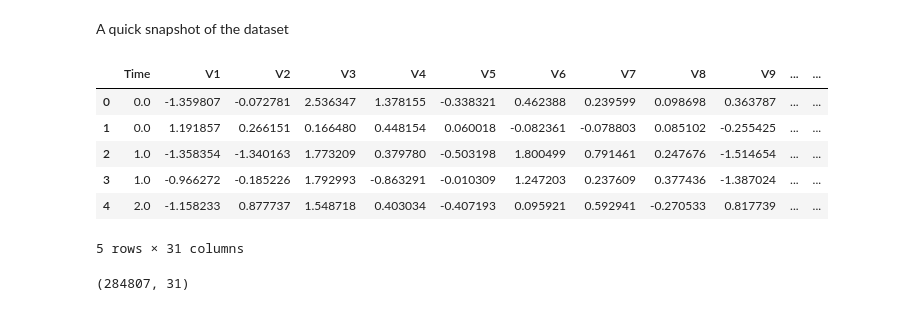
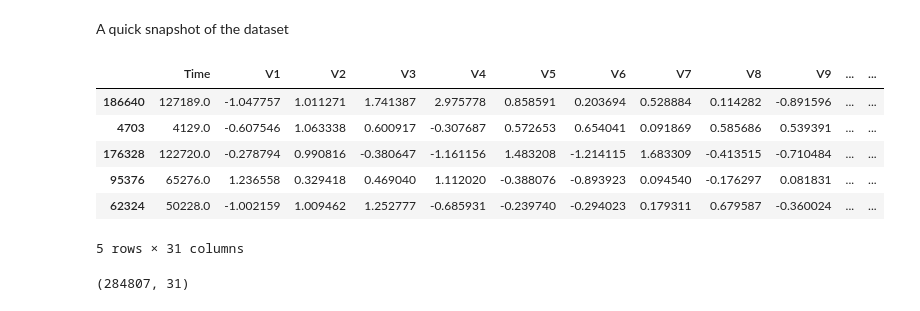
Before and after one commit to tungprime/Credit-card-fraud-detection, a Jupyter notebook: Credit_card_fraud.ipynb, the cells around one changed output. Saved outputs shown, nothing was run; the diff lists cells and outputs as text; code cells hidden in the pictures.

```diff
--- a/Credit_card_fraud.ipynb
+++ b/Credit_card_fraud.ipynb
@@ -75,16 +75,16 @@ Next, let us import the dataset.
 df =pd.read_csv('creditcard.csv')
 # %% [markdown]
 A quick snapshot of the dataset
-# %%
-df.head()
-# %% [output]
-|  | Time | V1 | V2 | V3 | V4 | V5 | V6 | V7 | V8 | V9 | ... | ... |
-| 0 | 0.0 | -1.359807 | -0.072781 | 2.536347 | 1.378155 | -0.338321 | 0.462388 | 0.239599 | 0.098698 | 0.363787 | ... | ... |
-| 1 | 0.0 | 1.191857 | 0.266151 | 0.166480 | 0.448154 | 0.060018 | -0.082361 | -0.078803 | 0.085102 | -0.255425 | ... | ... |
-| 2 | 1.0 | -1.358354 | -1.340163 | 1.773209 | 0.379780 | -0.503198 | 1.800499 | 0.791461 | 0.247676 | -1.514654 | ... | ... |
-| 3 | 1.0 | -0.966272 | -0.185226 | 1.792993 | -0.863291 | -0.010309 | 1.247203 | 0.237609 | 0.377436 | -1.387024 | ... | ... |
-| 4 | 2.0 | -1.158233 | 0.877737 | 1.548718 | 0.403034 | -0.407193 | 0.095921 | 0.592941 | -0.270533 | 0.817739 | ... | ... |
-5 rows × 31 columns
+# %%
+df.sample(5)
+# %% [output]
+|  | Time | V1 | V2 | V3 | V4 | V5 | V6 | V7 | V8 | V9 | ... | ... |
+| 186640 | 127189.0 | -1.047757 | 1.011271 | 1.741387 | 2.975778 | 0.858591 | 0.203694 | 0.528884 | 0.114282 | -0.891596 | ... | ... |
+| 4703 | 4129.0 | -0.607546 | 1.063338 | 0.600917 | -0.307687 | 0.572653 | 0.654041 | 0.091869 | 0.585686 | 0.539391 | ... | ... |
+| 176328 | 122720.0 | -0.278794 | 0.990816 | -0.380647 | -1.161156 | 1.483208 | -1.214115 | 1.683309 | -0.413515 | -0.710484 | ... | ... |
+| 95376 | 65276.0 | 1.236558 | 0.329418 | 0.469040 | 1.112020 | -0.388076 | -0.893923 | 0.094540 | -0.176297 | 0.081831 | ... | ... |
+| 62324 | 50228.0 | -1.002159 | 1.009462 | 1.252777 | -0.685931 | -0.239740 | -0.294023 | 0.179311 | 0.679587 | -0.360024 | ... | ... |
+5 rows × 31 columns
 # %%
 df.shape
 # %% [output]
```
Also changed, not shown: parts of 1 cell of this notebook.
